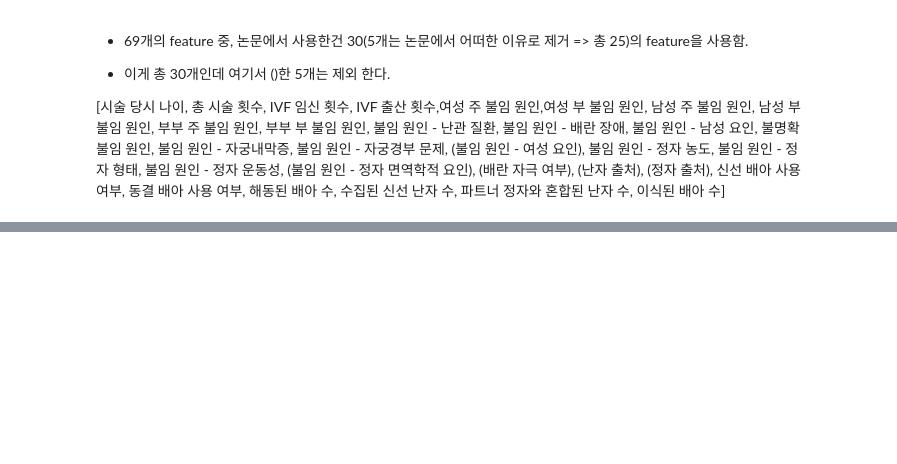
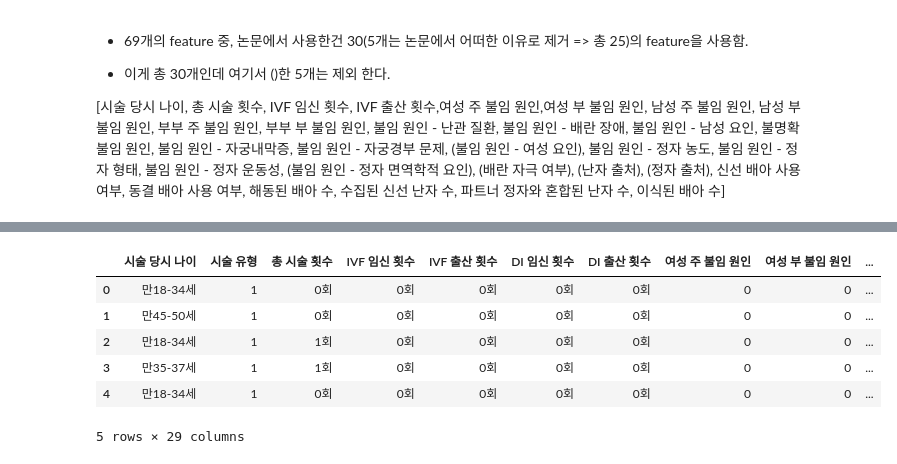
Before and after one commit to kellyssm/LG-aimers, a Jupyter notebook: data_preprocessing.ipynb, the cells around one changed output, grey strips where cells are left out. Cells and saved outputs as stored; diff of their text form; code cells hidden in the pictures; blank space fills up the shorter version.

```diff
--- a/data_preprocessing.ipynb
+++ b/data_preprocessing.ipynb
@@ -74,0 +122,20 @@ x_val = scaler.transform(x_val)  # 동일한 변환 적용
+# %%
+# 시술 유형 레이블 인코딩
+from sklearn.preprocessing import LabelEncoder
+
+# LabelEncoder 객체 생성
+label_encoder = LabelEncoder()
+
+# '시술 유형' 컬럼을 0, 1로 변환
+train['시술 유형'] = label_encoder.fit_transform(train['시술 유형'])
+# IVF를 1으로, DI를 10로 변환
+
+train.head()
+# %% [output]
+|  | 시술 당시 나이 | 시술 유형 | 총 시술 횟수 | IVF 임신 횟수 | IVF 출산 횟수 | DI 임신 횟수 | DI 출산 횟수 | 여성 주 불임 원인 | 여성 부 불임 원인 | ... |
+| 0 | 만18-34세 | 1 | 0회 | 0회 | 0회 | 0회 | 0회 | 0 | 0 | ... |
+| 1 | 만45-50세 | 1 | 0회 | 0회 | 0회 | 0회 | 0회 | 0 | 0 | ... |
+| 2 | 만18-34세 | 1 | 1회 | 0회 | 0회 | 0회 | 0회 | 0 | 0 | ... |
+| 3 | 만35-37세 | 1 | 1회 | 0회 | 0회 | 0회 | 0회 | 0 | 0 | ... |
+| 4 | 만18-34세 | 1 | 0회 | 0회 | 0회 | 0회 | 0회 | 0 | 0 | ... |
+5 rows × 29 columns
```
Also changed, not shown: parts of 22 cells of this notebook.
